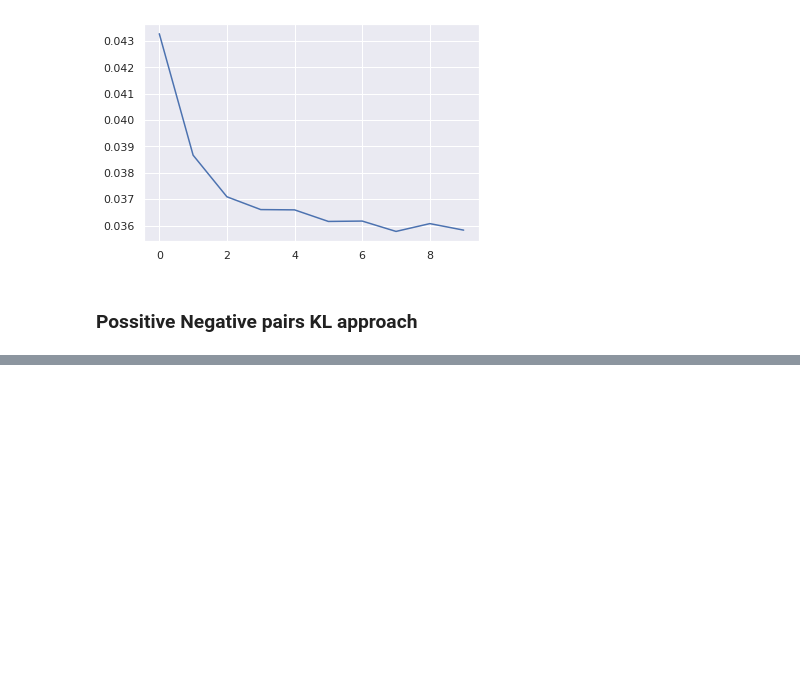
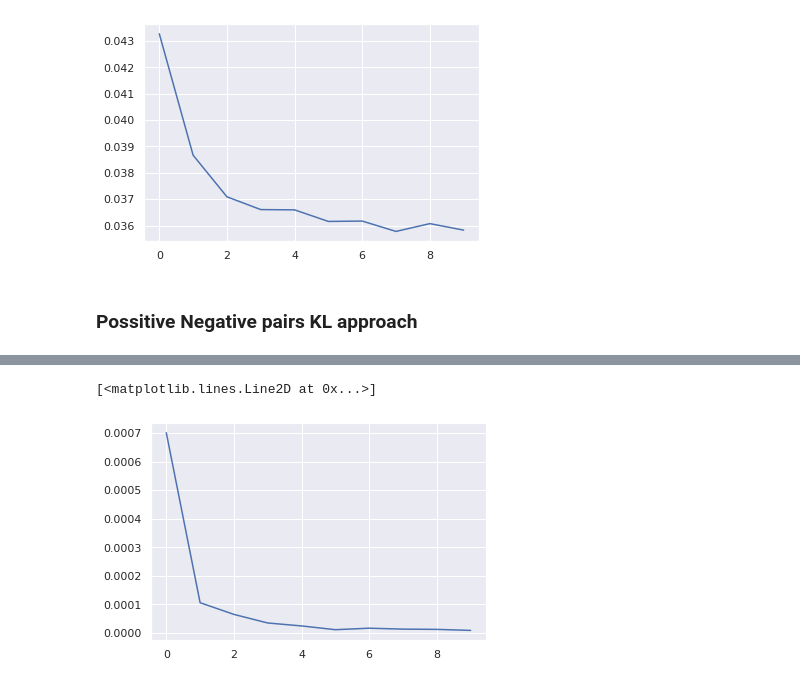
Before and after one commit to mdiephuis/SimCLR, a Jupyter notebook: notebooks/MI_KL_testing.ipynb, the cells around one changed output, grey strips where cells are left out. Saved outputs shown, nothing was run; the diff lists cells and outputs as text; code cells hidden in the pictures; blank space fills up the shorter version.

```diff
--- a/notebooks/MI_KL_testing.ipynb
+++ b/notebooks/MI_KL_testing.ipynb
@@ -194,0 +223,6 @@ for epoch in range(num_epochs):
+# %%
+sns.set()
+plt.plot(skl_pos_hist)
+# %% [output]
+[<matplotlib.lines.Line2D at 0x...>]
+[figure, added]
```
Also changed, not shown: parts of 2 cells of this notebook.
